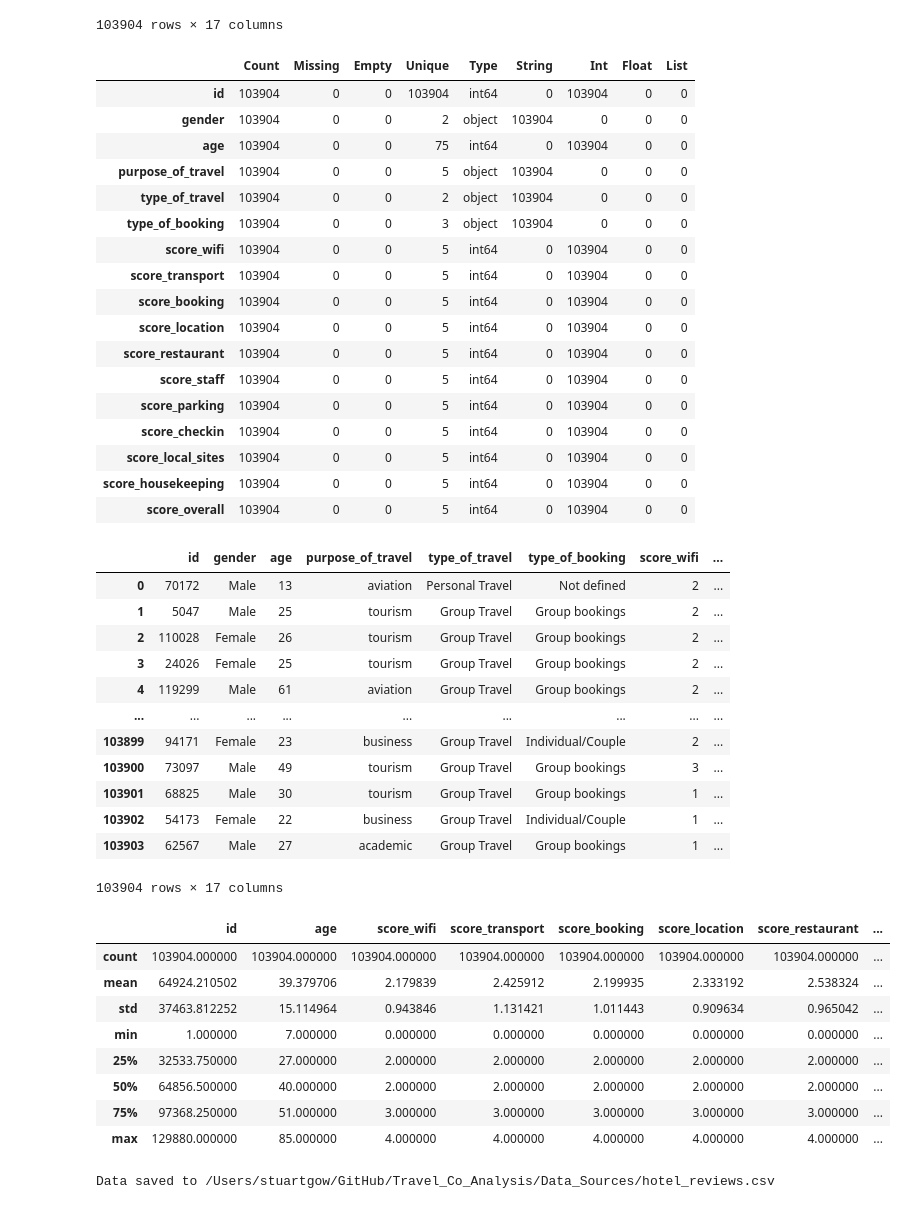
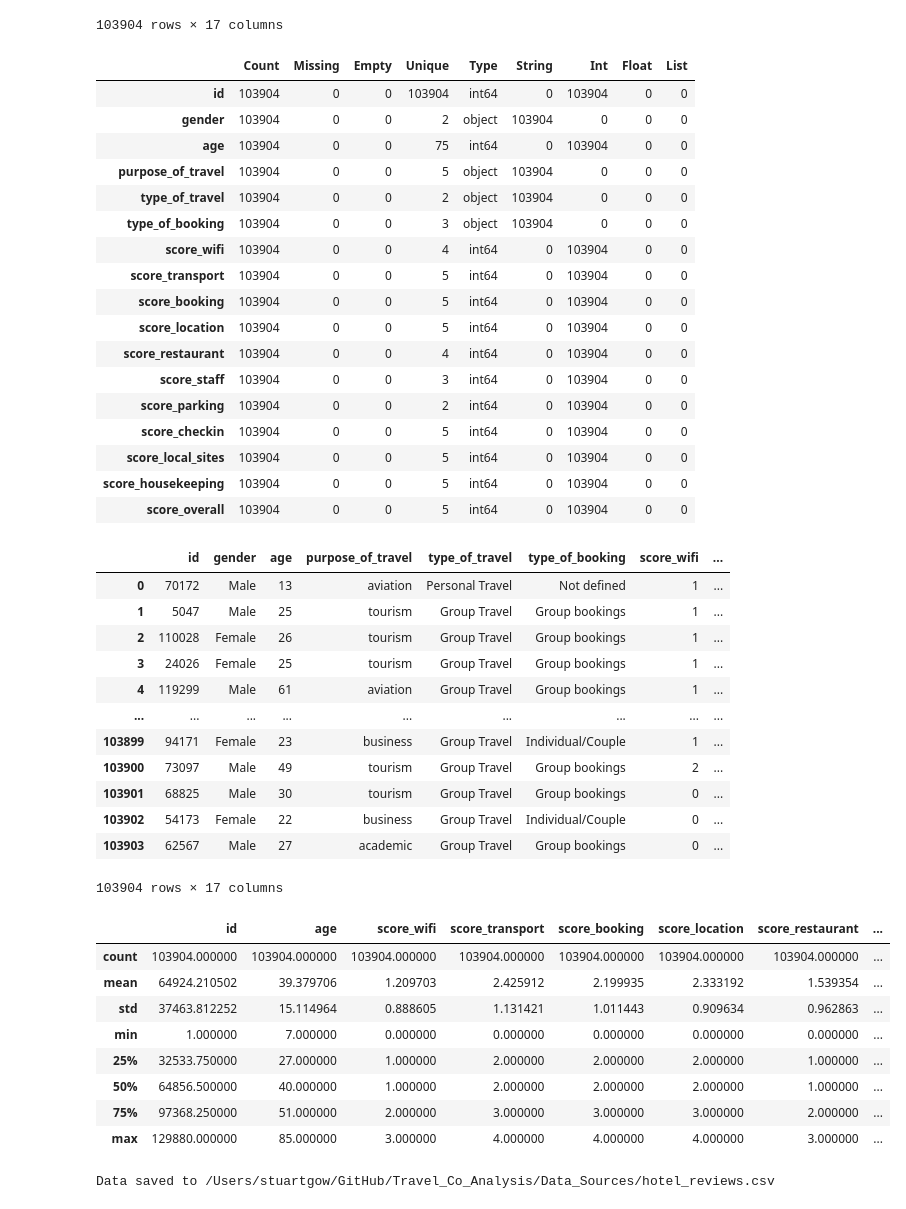
Before and after one commit to StuartG24/Travel_Co_Analysis, a Jupyter notebook: Notebooks_Data_Generation/customer_satisfaction_generation.ipynb, the cells around one changed output. Cells and saved outputs as stored; diff of their text form; code cells hidden in the pictures.

```diff
--- a/Notebooks_Data_Generation/customer_satisfaction_generation.ipynb
+++ b/Notebooks_Data_Generation/customer_satisfaction_generation.ipynb
@@ -189,6 +183,12 @@ score_columns = hotels_working.loc[:, hotels_working.columns.str.startswith('sco
 for next_col in score_columns:
     hotels_working[next_col] = (hotels_working[next_col].clip(upper=5) * 0.8).round().astype(int)
 
+# Manipulate some specific scores
+hotels_working['score_staff'] = (hotels_working['score_staff']*0.5).astype(int)
+hotels_working['score_parking'] = (hotels_working['score_parking']*0.25).astype(int)
+hotels_working['score_restaurant'] = (hotels_working['score_restaurant']*0.75).astype(int)
+hotels_working['score_wifi'] = (hotels_working['score_wifi']*0.75).astype(int)
+
 # Fabricate an overall satisfaction score 0:5 based on the text satisfaction in source file
 hotels_working['score_overall'] = hotels_working.apply(
                 lambda row: gen_random(row['satisfaction'], row['score_housekeeping']), axis=1)
@@ -203,52 +203,52 @@ hotels_working.rename(columns={'Gender': 'gender',
 # Check results
 print_file_summary(hotels_working)
 display(hotels_working)
 display(hotels_working.describe())
 
 # Save to CSV file
 file_name = 'hotel_reviews.csv'
 file_path = os.path.join(DATA_PATH, file_name)
 hotels_working.to_csv(file_path, index=False)
 print(f'Data saved to {file_path}')
 # %% [output]
 |  | Count | Missing | Empty | Unique | Type | String | Int | Float | List |
 | id | 103904 | 0 | 0 | 103904 | int64 | 0 | 103904 | 0 | 0 |
 | gender | 103904 | 0 | 0 | 2 | object | 103904 | 0 | 0 | 0 |
 | age | 103904 | 0 | 0 | 75 | int64 | 0 | 103904 | 0 | 0 |
 | purpose_of_travel | 103904 | 0 | 0 | 5 | object | 103904 | 0 | 0 | 0 |
 | type_of_travel | 103904 | 0 | 0 | 2 | object | 103904 | 0 | 0 | 0 |
 | type_of_booking | 103904 | 0 | 0 | 3 | object | 103904 | 0 | 0 | 0 |
-| score_wifi | 103904 | 0 | 0 | 5 | int64 | 0 | 103904 | 0 | 0 |
+| score_wifi | 103904 | 0 | 0 | 4 | int64 | 0 | 103904 | 0 | 0 |
 | score_transport | 103904 | 0 | 0 | 5 | int64 | 0 | 103904 | 0 | 0 |
 | score_booking | 103904 | 0 | 0 | 5 | int64 | 0 | 103904 | 0 | 0 |
 | score_location | 103904 | 0 | 0 | 5 | int64 | 0 | 103904 | 0 | 0 |
-| score_restaurant | 103904 | 0 | 0 | 5 | int64 | 0 | 103904 | 0 | 0 |
-| score_staff | 103904 | 0 | 0 | 5 | int64 | 0 | 103904 | 0 | 0 |
-| score_parking | 103904 | 0 | 0 | 5 | int64 | 0 | 103904 | 0 | 0 |
+| score_restaurant | 103904 | 0 | 0 | 4 | int64 | 0 | 103904 | 0 | 0 |
+| score_staff | 103904 | 0 | 0 | 3 | int64 | 0 | 103904 | 0 | 0 |
+| score_parking | 103904 | 0 | 0 | 2 | int64 | 0 | 103904 | 0 | 0 |
 | score_checkin | 103904 | 0 | 0 | 5 | int64 | 0 | 103904 | 0 | 0 |
 | score_local_sites | 103904 | 0 | 0 | 5 | int64 | 0 | 103904 | 0 | 0 |
 | score_housekeeping | 103904 | 0 | 0 | 5 | int64 | 0 | 103904 | 0 | 0 |
 | score_overall | 103904 | 0 | 0 | 5 | int64 | 0 | 103904 | 0 | 0 |
 |  | id | gender | age | purpose_of_travel | type_of_travel | type_of_booking | score_wifi | ... |
-| 0 | 70172 | Male | 13 | aviation | Personal Travel | Not defined | 2 | ... |
-| 1 | 5047 | Male | 25 | tourism | Group Travel | Group bookings | 2 | ... |
-| 2 | 110028 | Female | 26 | tourism | Group Travel | Group bookings | 2 | ... |
-| 3 | 24026 | Female | 25 | tourism | Group Travel | Group bookings | 2 | ... |
-| 4 | 119299 | Male | 61 | aviation | Group Travel | Group bookings | 2 | ... |
+| 0 | 70172 | Male | 13 | aviation | Personal Travel | Not defined | 1 | ... |
+| 1 | 5047 | Male | 25 | tourism | Group Travel | Group bookings | 1 | ... |
+| 2 | 110028 | Female | 26 | tourism | Group Travel | Group bookings | 1 | ... |
+| 3 | 24026 | Female | 25 | tourism | Group Travel | Group bookings | 1 | ... |
+| 4 | 119299 | Male | 61 | aviation | Group Travel | Group bookings | 1 | ... |
 | ... | ... | ... | ... | ... | ... | ... | ... | ... |
-| 103899 | 94171 | Female | 23 | business | Group Travel | Individual/Couple | 2 | ... |
-| 103900 | 73097 | Male | 49 | tourism | Group Travel | Group bookings | 3 | ... |
-| 103901 | 68825 | Male | 30 | tourism | Group Travel | Group bookings | 1 | ... |
-| 103902 | 54173 | Female | 22 | business | Group Travel | Individual/Couple | 1 | ... |
-| 103903 | 62567 | Male | 27 | academic | Group Travel | Group bookings | 1 | ... |
+| 103899 | 94171 | Female | 23 | business | Group Travel | Individual/Couple | 1 | ... |
+| 103900 | 73097 | Male | 49 | tourism | Group Travel | Group bookings | 2 | ... |
+| 103901 | 68825 | Male | 30 | tourism | Group Travel | Group bookings | 0 | ... |
+| 103902 | 54173 | Female | 22 | business | Group Travel | Individual/Couple | 0 | ... |
+| 103903 | 62567 | Male | 27 | academic | Group Travel | Group bookings | 0 | ... |
 103904 rows × 17 columns
 |  | id | age | score_wifi | score_transport | score_booking | score_location | score_restaurant | ... |
 | count | 103904.000000 | 103904.000000 | 103904.000000 | 103904.000000 | 103904.000000 | 103904.000000 | 103904.000000 | ... |
-| mean | 64924.210502 | 39.379706 | 2.179839 | 2.425912 | 2.199935 | 2.333192 | 2.538324 | ... |
-| std | 37463.812252 | 15.114964 | 0.943846 | 1.131421 | 1.011443 | 0.909634 | 0.965042 | ... |
+| mean | 64924.210502 | 39.379706 | 1.209703 | 2.425912 | 2.199935 | 2.333192 | 1.539354 | ... |
+| std | 37463.812252 | 15.114964 | 0.888605 | 1.131421 | 1.011443 | 0.909634 | 0.962863 | ... |
 | min | 1.000000 | 7.000000 | 0.000000 | 0.000000 | 0.000000 | 0.000000 | 0.000000 | ... |
-| 25% | 32533.750000 | 27.000000 | 2.000000 | 2.000000 | 2.000000 | 2.000000 | 2.000000 | ... |
-| 50% | 64856.500000 | 40.000000 | 2.000000 | 2.000000 | 2.000000 | 2.000000 | 2.000000 | ... |
-| 75% | 97368.250000 | 51.000000 | 3.000000 | 3.000000 | 3.000000 | 3.000000 | 3.000000 | ... |
-| max | 129880.000000 | 85.000000 | 4.000000 | 4.000000 | 4.000000 | 4.000000 | 4.000000 | ... |
+| 25% | 32533.750000 | 27.000000 | 1.000000 | 2.000000 | 2.000000 | 2.000000 | 1.000000 | ... |
+| 50% | 64856.500000 | 40.000000 | 1.000000 | 2.000000 | 2.000000 | 2.000000 | 1.000000 | ... |
+| 75% | 97368.250000 | 51.000000 | 2.000000 | 3.000000 | 3.000000 | 3.000000 | 2.000000 | ... |
+| max | 129880.000000 | 85.000000 | 3.000000 | 4.000000 | 4.000000 | 4.000000 | 3.000000 | ... |
 Data saved to /Users/stuartgow/GitHub/Travel_Co_Analysis/Data_Sources/hotel_reviews.csv
```
Also changed, not shown: parts of 1 cell of this notebook, 9 other files.
